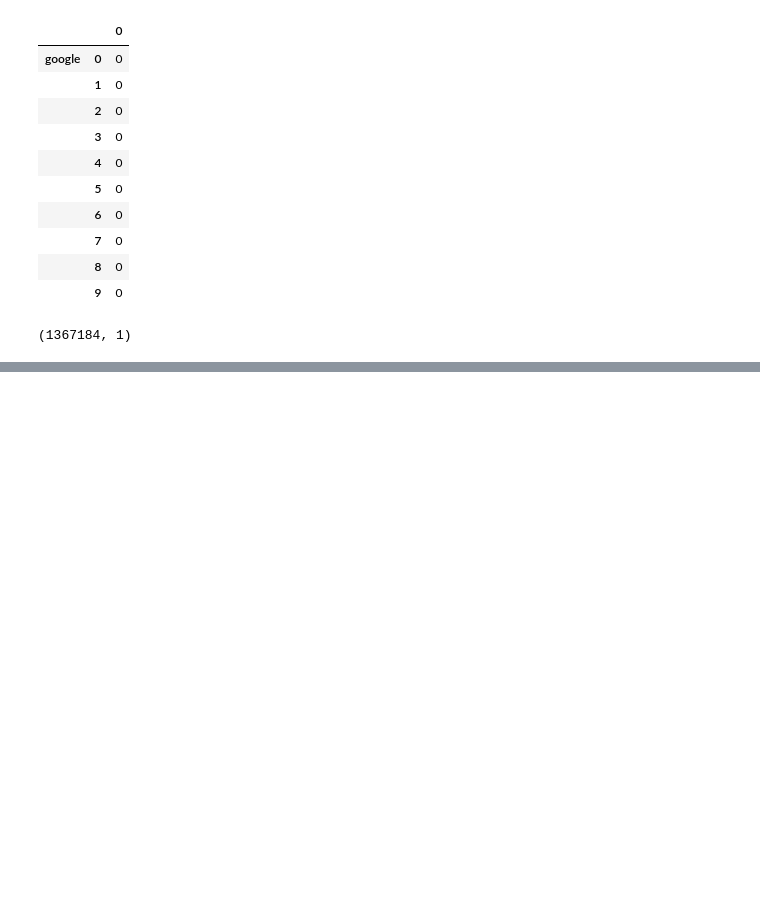
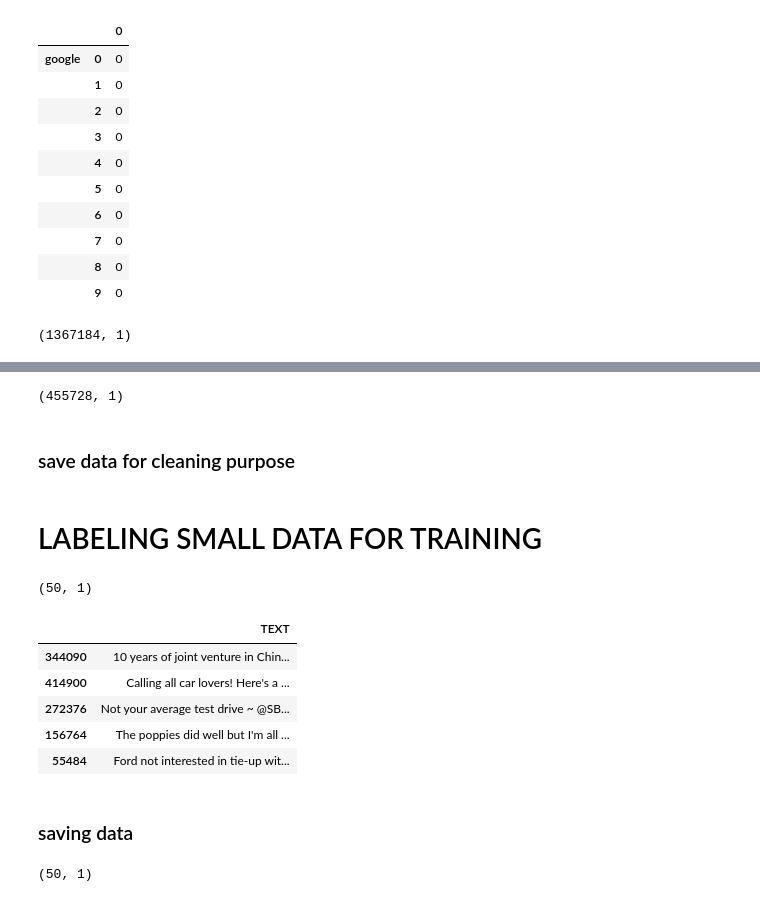
Before and after one commit to HassanSherwani/NLP-Natural-Language-Processing-, a Jupyter notebook: CrowdFlower/1.Company_labels.ipynb, the cells around one changed output, grey strips where cells are left out. Drawn from its saved outputs; the diff is of its cells as text; code cells hidden in the pictures; blank space fills up the shorter version.

```diff
--- a/CrowdFlower/1.Company_labels.ipynb
+++ b/CrowdFlower/1.Company_labels.ipynb
@@ -477,0 +483,3 @@ combined.shape
+# %%
+l=pd.read_csv('entity_data.csv')
+l.shape
@@ -477,0 +488,2 @@ combined.shape
+# %%
+label=l[['TEXT']]
@@ -477,0 +497,26 @@ combined.shape
+# %%
+k=pd.read_csv('unclean_data.csv')
+k.shape
+# %% [output]
+(455728, 1)
+# %% [markdown]
+### save data for cleaning purpose
+# %% [markdown]
+# LABELING SMALL DATA FOR TRAINING
+# %%
+label_df=label.sample(50)
+# %%
+label_df.shape
+# %% [output]
+(50, 1)
+# %%
+label_df[:5]
+# %% [output]
+|  | TEXT |
+| 344090 | 10 years of joint venture in Chin... |
+| 414900 | Calling all car lovers! Here's a ... |
+| 272376 | Not your average test drive ~ @SB... |
+| 156764 | The poppies did well but I'm all ... |
+| 55484 | Ford not interested in tie-up wit... |
+# %% [markdown]
+### saving data
@@ -477,0 +526,5 @@ combined.shape
+# %%
+g=pd.read_csv('label_data.csv')
+g.shape
+# %% [output]
+(50, 1)
```
Also changed, not shown: parts of 19 cells of this notebook.
